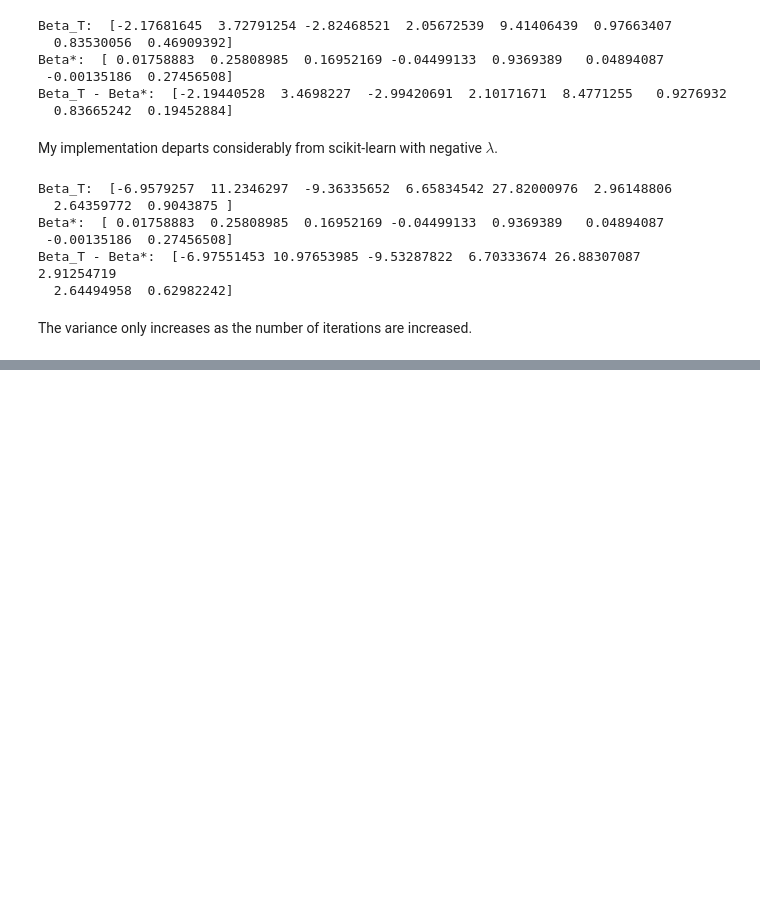
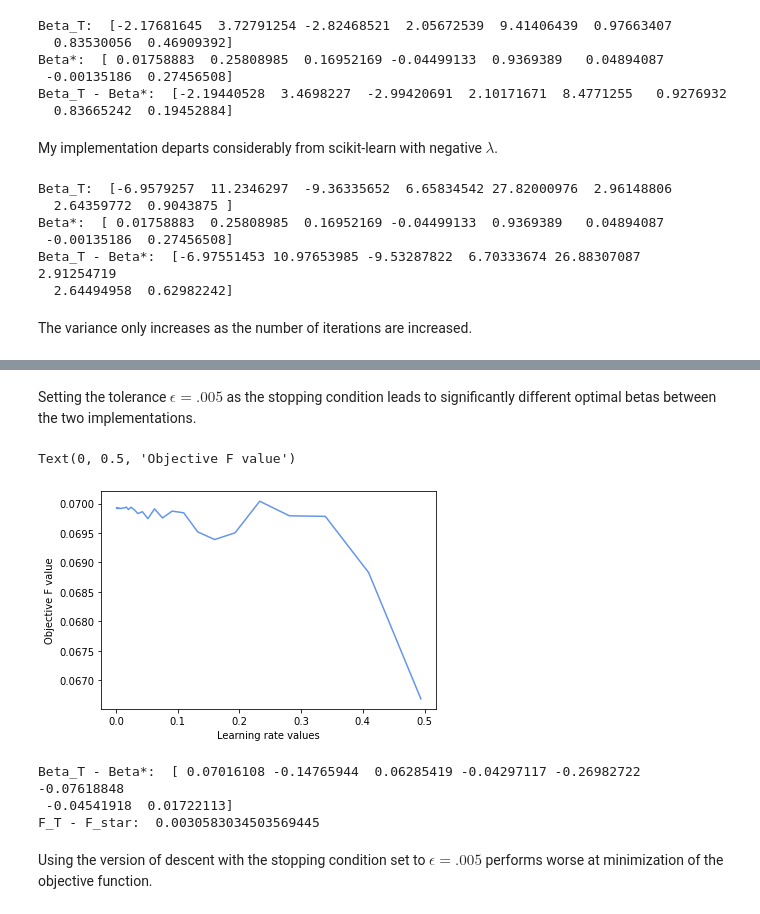
Before and after one commit to anushnap/data558hw2, a Jupyter notebook: HW2-Code.ipynb, the cells around one changed output, grey strips where cells are left out. Saved outputs shown, nothing was run; the diff lists cells and outputs as text; code cells hidden in the pictures; blank space fills up the shorter version.

```diff
--- a/HW2-Code.ipynb
+++ b/HW2-Code.ipynb
@@ -296,0 +365,42 @@ Beta_T - Beta*:  [ 0.01251158 -0.02831046  0.00918421 -0.00581286 -0.05733177 -0
+# %% [markdown]
+Setting the tolerance $\epsilon = .005$ as the stopping condition leads to significantly different optimal betas between the two implementations.
+# %%
+etas = np.logspace(-3, 1)
+tolerance = .005
+lambda_ = .05
+results = np.zeros((len(etas), 2))
+
+for i, e in enumerate(etas):
+    # Get optimal betas from gradient descent using varying learning rates
+    b = graddescent_e(beta_0, e, tolerance, lambda_, X_train, y_train)[-1]
+    results[i, 0] = e
+    results[i, 1] = objective_f(b, lambda_, X_train, y_train)
+
+results_df = pd.DataFrame(results, columns = ['eta', 'f'])
+min_eta = results_df['eta'][results_df['f'] == results_df['f'].min()].values
+
+# Plot results
+plt.plot(results_df['eta'], results_df['f'], color = "cornflowerblue")
+plt.xlabel('Learning rate values')
+plt.ylabel('Objective F value')
+# %% [output]
+Text(0, 0.5, 'Objective F value')
+[figure, added]
+# %%
+lambda_ = .05
+lr = min_eta
+tolerance = .005
+
+beta_t = graddescent_e(beta_0, lr, tolerance, lambda_, X_train, y_train)[-1]
+beta_star = Ridge(alpha = lambda_).fit(X_train, y_train).coef_
+print("Beta_T - Beta*: ", (beta_t - beta_star))
+
+f_t = objective_f(beta_t, lambda_, X_train, y_train)
+f_star = objective_f(beta_star, lambda_, X_train, y_train)
+print("F_T - F_star: ", (f_t - f_star))
+# %% [output]
+Beta_T - Beta*:  [ 0.07016108 -0.14765944  0.06285419 -0.04297117 -0.26982722 -0.07618848
+ -0.04541918  0.01722113]
+F_T - F_star:  0.0030583034503569445
+# %% [markdown]
+Using the version of descent with the stopping condition set to $\epsilon=.005$ performs worse at minimization of the objective function.
```
Also changed, not shown: parts of 14 cells of this notebook.
